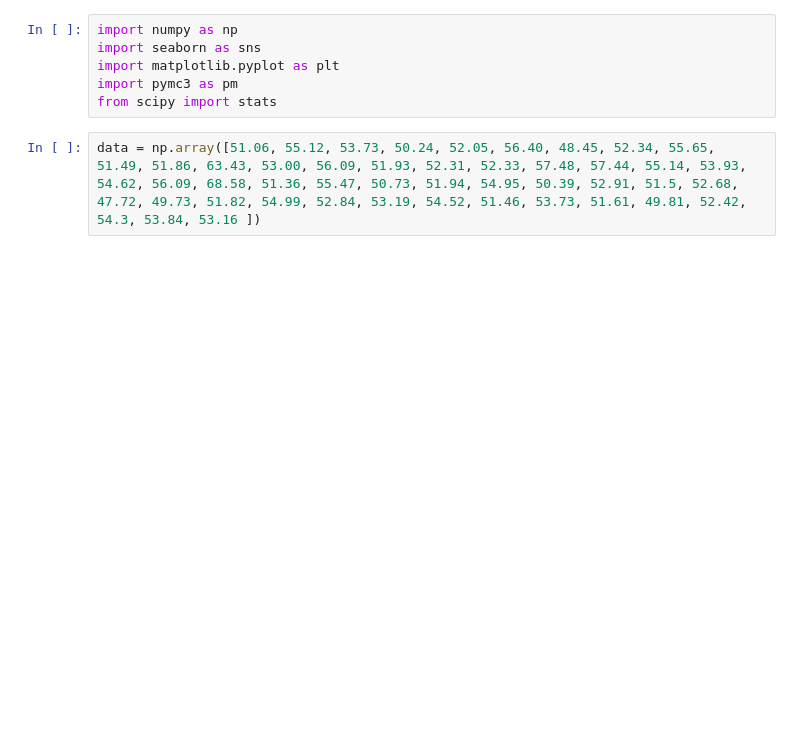
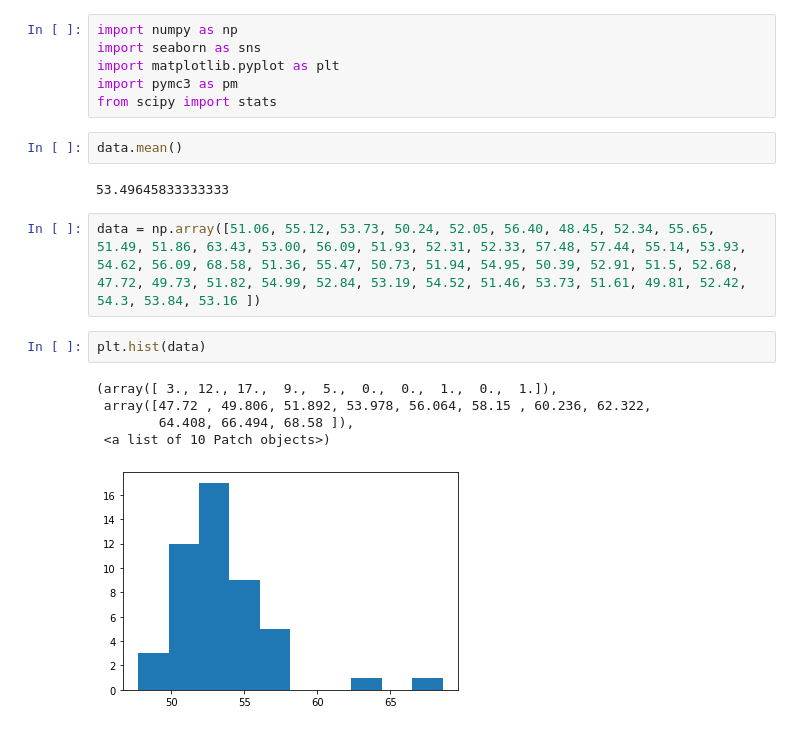
Before and after one commit to ducksfrogs/pystats, a Jupyter notebook: Baise_modeling/jup/Untitled.ipynb, the cells around one changed output. Drawn from its saved outputs; the diff is of its cells as text; blank space fills up the shorter version.

```diff
--- a/Baise_modeling/jup/Untitled.ipynb
+++ b/Baise_modeling/jup/Untitled.ipynb
@@ -7,8 +4,20 @@ import seaborn as sns
 import matplotlib.pyplot as plt
 import pymc3 as pm
 from scipy import stats
+# %%
+data.mean()
+# %% [output]
+53.49645833333333
 # %%
 data = np.array([51.06, 55.12, 53.73, 50.24, 52.05, 56.40, 48.45, 52.34, 55.65, 51.49, 51.86, 63.43, 53.00, 56.09, 51.93, 52.31, 52.33, 57.48, 57.44, 55.14, 53.93, 54.62, 56.09, 68.58, 51.36, 55.47, 50.73, 51.94, 54.95, 50.39, 52.91, 51.5, 52.68, 47.72, 49.73, 51.82, 54.99, 52.84, 53.19, 54.52, 51.46, 53.73, 51.61, 49.81, 52.42, 54.3, 53.84, 53.16 ])
+# %%
+plt.hist(data)
+# %% [output]
+(array([ 3., 12., 17.,  9.,  5.,  0.,  0.,  1.,  0.,  1.]),
+ array([47.72 , 49.806, 51.892, 53.978, 56.064, 58.15 , 60.236, 62.322,
+        64.408, 66.494, 68.58 ]),
+ <a list of 10 Patch objects>)
+[figure, added]
 # %%
 with pm.Model() as model_g:
     mu = pm.Uniform('mu', 40,75)
```
Also changed, not shown: parts of 4 cells of this notebook, 18 other files.
